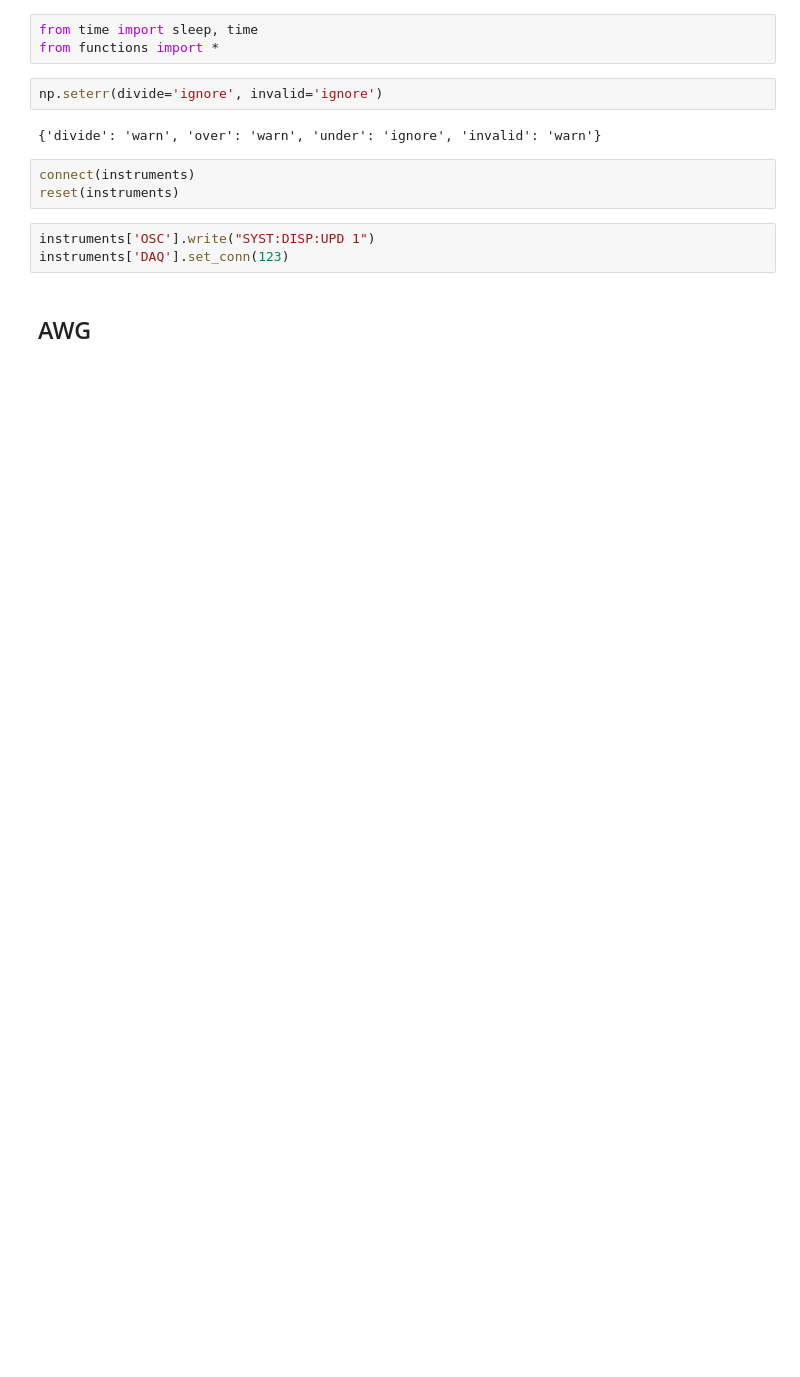
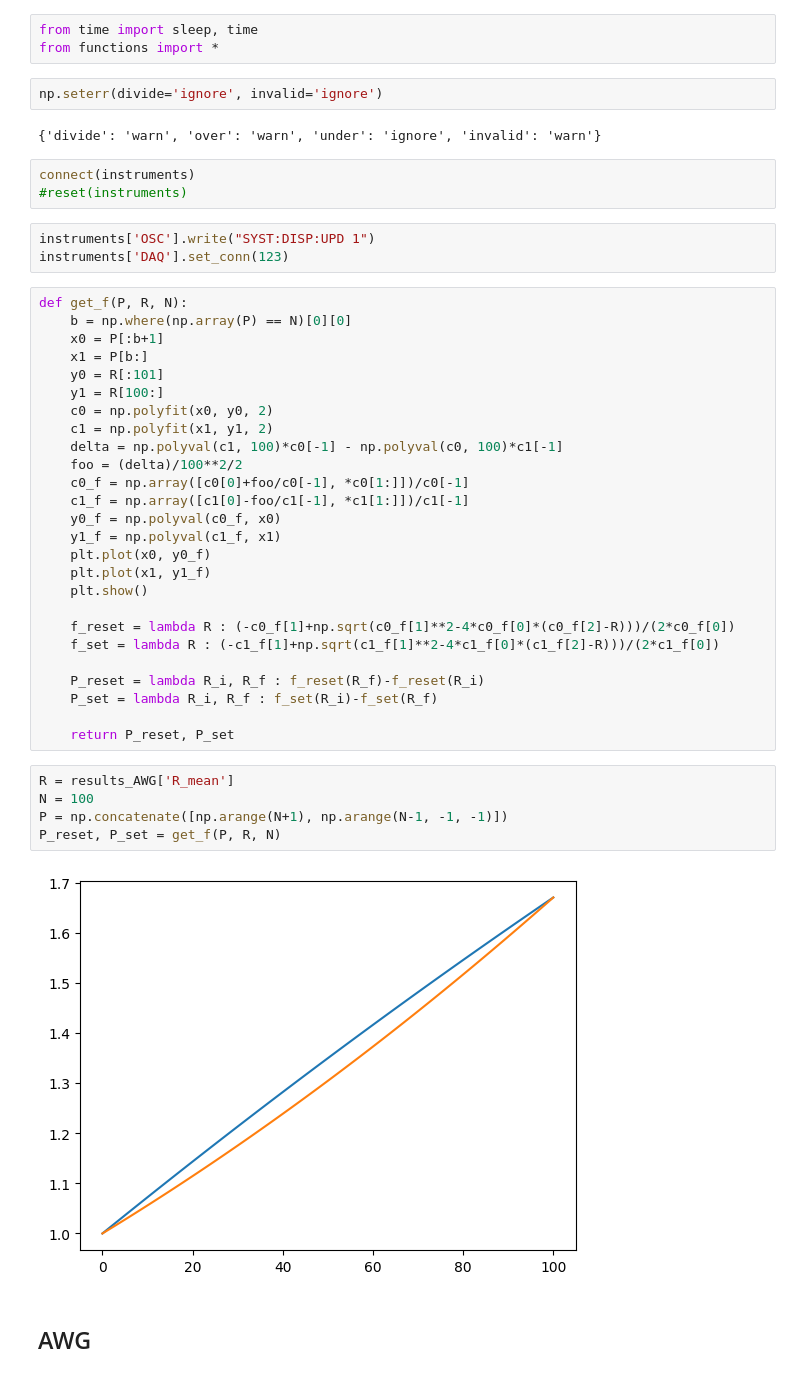
Before and after one commit to raxov99/iis_optolab, a Jupyter notebook: in_lab.ipynb, the cells around one changed output. Cells and saved outputs as stored; diff of their text form; blank space fills up the shorter version.

```diff
--- a/in_lab.ipynb
+++ b/in_lab.ipynb
@@ -7,10 +7,43 @@ np.seterr(divide='ignore', invalid='ignore')
 {'divide': 'warn', 'over': 'warn', 'under': 'ignore', 'invalid': 'warn'}
 # %%
 connect(instruments)
-reset(instruments)
+#reset(instruments)
 # %%
 instruments['OSC'].write("SYST:DISP:UPD 1")
 instruments['DAQ'].set_conn(123)
+# %%
+def get_f(P, R, N):
+    b = np.where(np.array(P) == N)[0][0]
+    x0 = P[:b+1]
+    x1 = P[b:]
+    y0 = R[:101]
+    y1 = R[100:]
+    c0 = np.polyfit(x0, y0, 2)
+    c1 = np.polyfit(x1, y1, 2)
+    delta = np.polyval(c1, 100)*c0[-1] - np.polyval(c0, 100)*c1[-1]
+    foo = (delta)/100**2/2
+    c0_f = np.array([c0[0]+foo/c0[-1], *c0[1:]])/c0[-1]
+    c1_f = np.array([c1[0]-foo/c1[-1], *c1[1:]])/c1[-1]
+    y0_f = np.polyval(c0_f, x0)
+    y1_f = np.polyval(c1_f, x1)
+    plt.plot(x0, y0_f)
+    plt.plot(x1, y1_f)
+    plt.show()
+
+    f_reset = lambda R : (-c0_f[1]+np.sqrt(c0_f[1]**2-4*c0_f[0]*(c0_f[2]-R)))/(2*c0_f[0])
+    f_set = lambda R : (-c1_f[1]+np.sqrt(c1_f[1]**2-4*c1_f[0]*(c1_f[2]-R)))/(2*c1_f[0])
+
+    P_reset = lambda R_i, R_f : f_reset(R_f)-f_reset(R_i)
+    P_set = lambda R_i, R_f : f_set(R_i)-f_set(R_f)
+
+    return P_reset, P_set
+# %%
+R = results_AWG['R_mean']
+N = 100
+P = np.concatenate([np.arange(N+1), np.arange(N-1, -1, -1)])
+P_reset, P_set = get_f(P, R, N)
+# %% [output]
+[figure, added]
 # %% [markdown]
 ## AWG
 # %%
```
Also changed, not shown: parts of 11 cells of this notebook, 2 other files.
